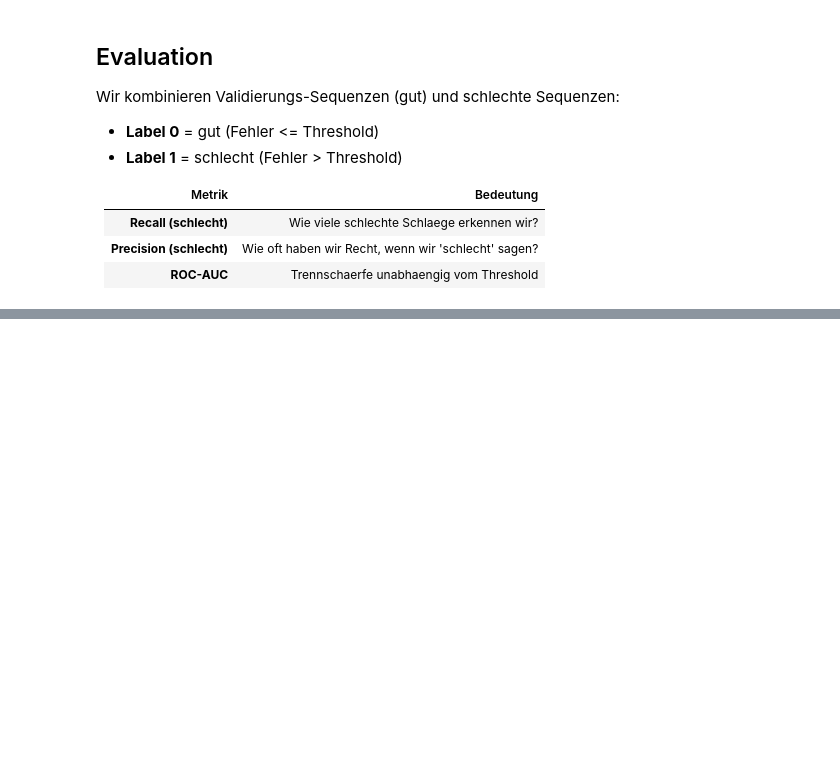
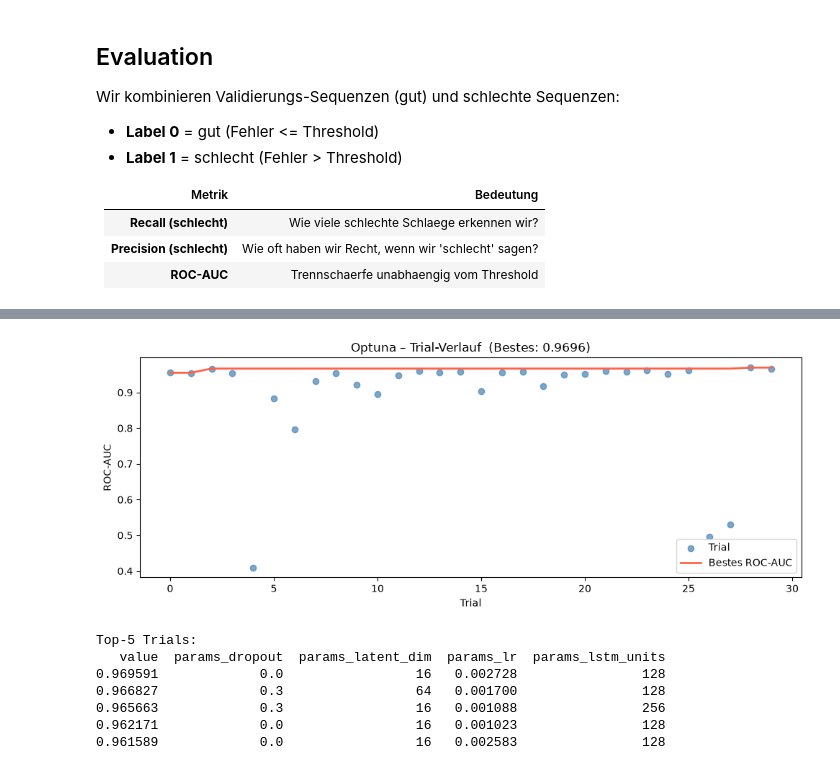
Before and after one commit to clarabri/ML-project, a Jupyter notebook: 3_Model/LSTM Autoencoder.ipynb, the cells around one changed output, grey strips where cells are left out. Cells and saved outputs as stored; diff of their text form; code cells hidden in the pictures; blank space fills up the shorter version.

Commit message:
added-optuna

```diff
--- a/3_Model/LSTM Autoencoder.ipynb
+++ b/3_Model/LSTM Autoencoder.ipynb
@@ -493,0 +583,28 @@ Bester F1-Score: 0.9512 bei Threshold 0.003489
+# %%
+# Trial-Verlauf visualisieren
+trials_df = study.trials_dataframe()
+
+fig, ax = plt.subplots(figsize=(10, 4))
+ax.scatter(trials_df.index, trials_df['value'], alpha=0.7, color='steelblue', label='Trial')
+ax.plot(trials_df.index, trials_df['value'].cummax(), color='tomato', linewidth=2, label='Bestes ROC-AUC')
+ax.set_xlabel('Trial')
+ax.set_ylabel('ROC-AUC')
+ax.set_title(f'Optuna – Trial-Verlauf  (Bestes: {study.best_value:.4f})')
+ax.legend()
+plt.tight_layout()
+plt.show()
+
+print('\nTop-5 Trials:')
+print(trials_df[['value'] + [c for c in trials_df.columns if c.startswith('params_')]]
+      .sort_values('value', ascending=False)
+      .head(5)
+      .to_string(index=False))
+# %% [output]
+[figure, added]
+Top-5 Trials:
+   value  params_dropout  params_latent_dim  params_lr  params_lstm_units
+0.969591             0.0                 16   0.002728                128
+0.966827             0.3                 64   0.001700                128
+0.965663             0.3                 16   0.001088                256
+0.962171             0.0                 16   0.001023                128
+0.961589             0.0                 16   0.002583                128
```
Also changed, not shown: parts of 12 cells of this notebook, 1 other file.
